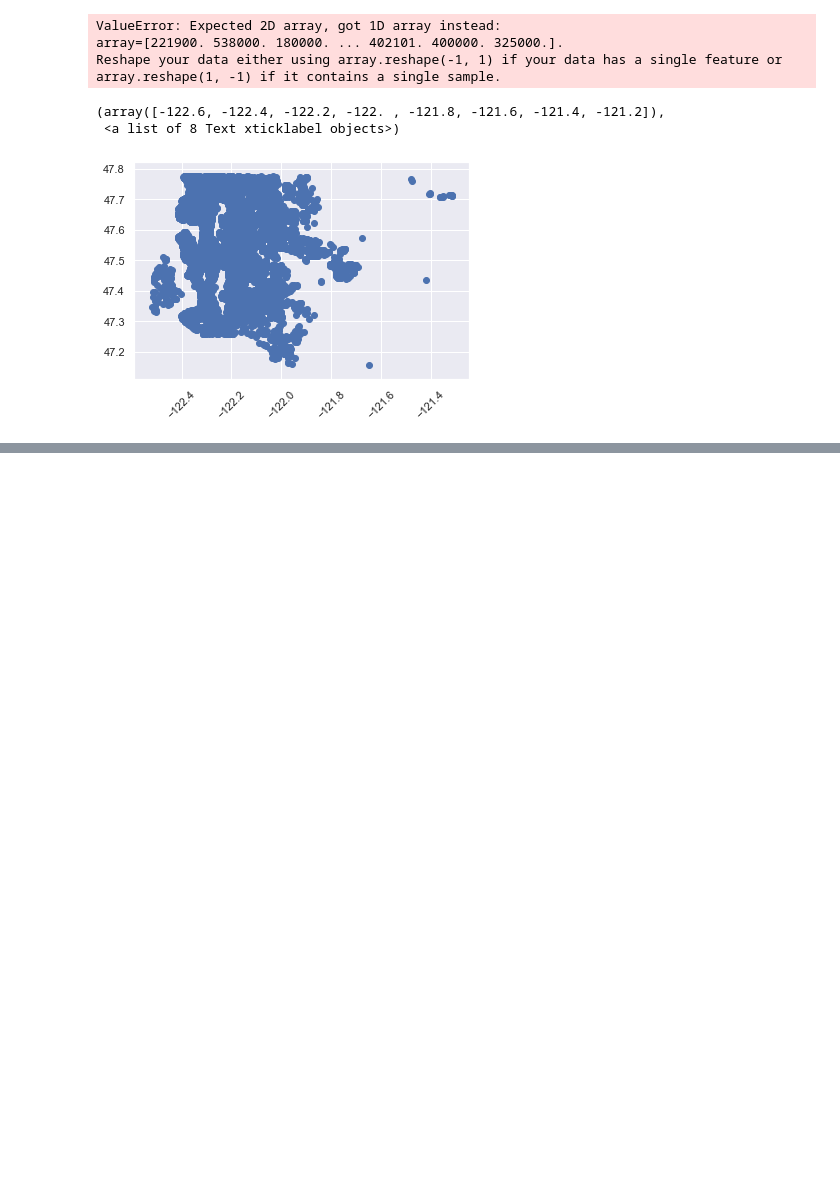
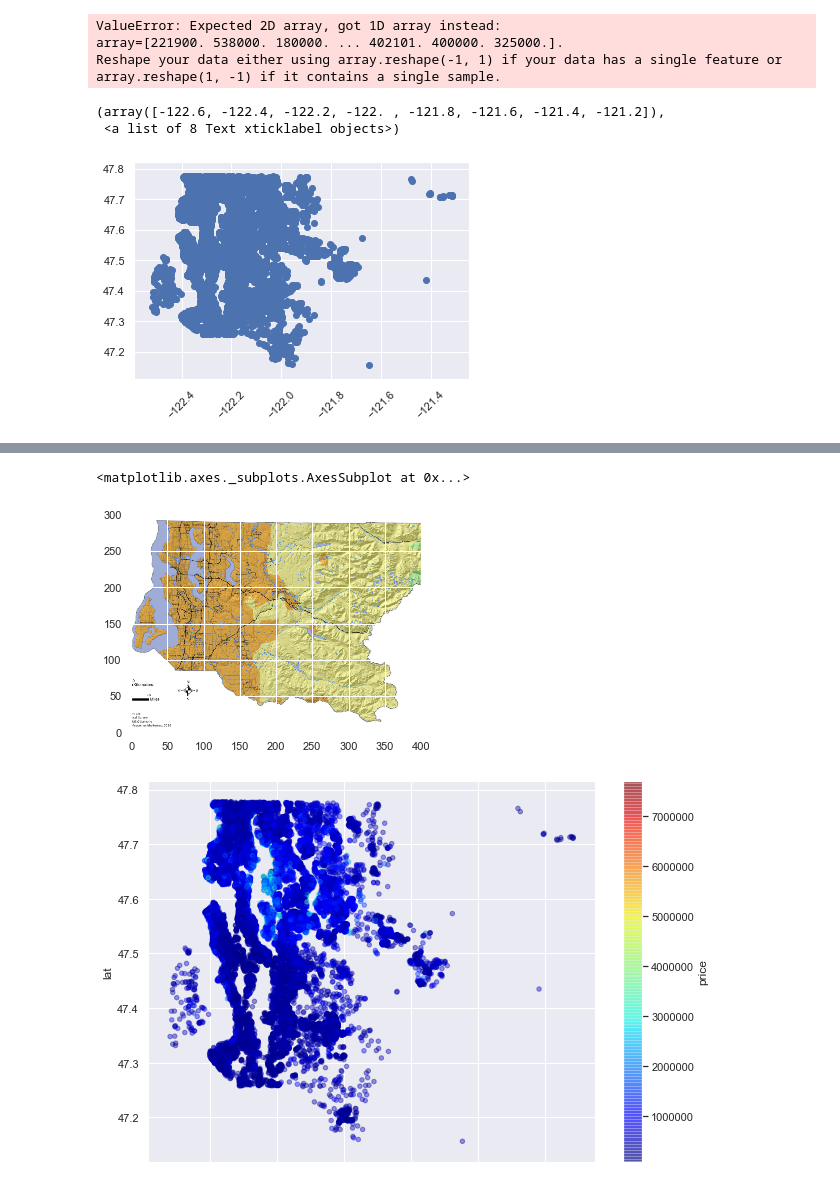
Before and after one commit to kmcnicoll/KyleMatt, a Jupyter notebook: 4 hour graph, lat long on map.ipynb, the cells around one changed output, grey strips where cells are left out. Drawn from its saved outputs; the diff is of its cells as text; code cells hidden in the pictures; blank space fills up the shorter version.

```diff
--- a/Graph pre scale.ipynb
+++ b/4 hour graph, lat long on map.ipynb
@@ -201,0 +218,12 @@ plt.show()
+# %%
+fig, ax = plt.subplots()
+x = range(300)
+plt.imshow(img, extent=[0, 400, 0, 300])
+df.plot(kind="scatter", x="long",  y="lat", c="price",
+    cmap=plt.get_cmap("jet"),
+    colorbar=True, alpha=0.4, figsize=(10,7),
+)
+# %% [output]
+<matplotlib.axes._subplots.AxesSubplot at 0x...>
+[figure, added]
+[figure, added]
```
Also changed, not shown: parts of 7 cells of this notebook.
